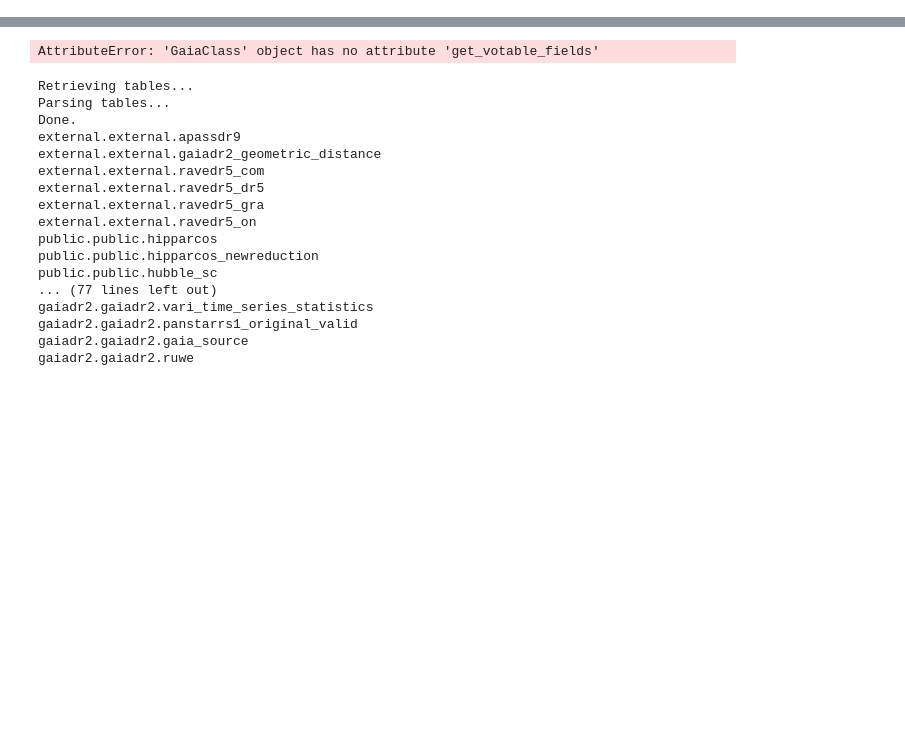
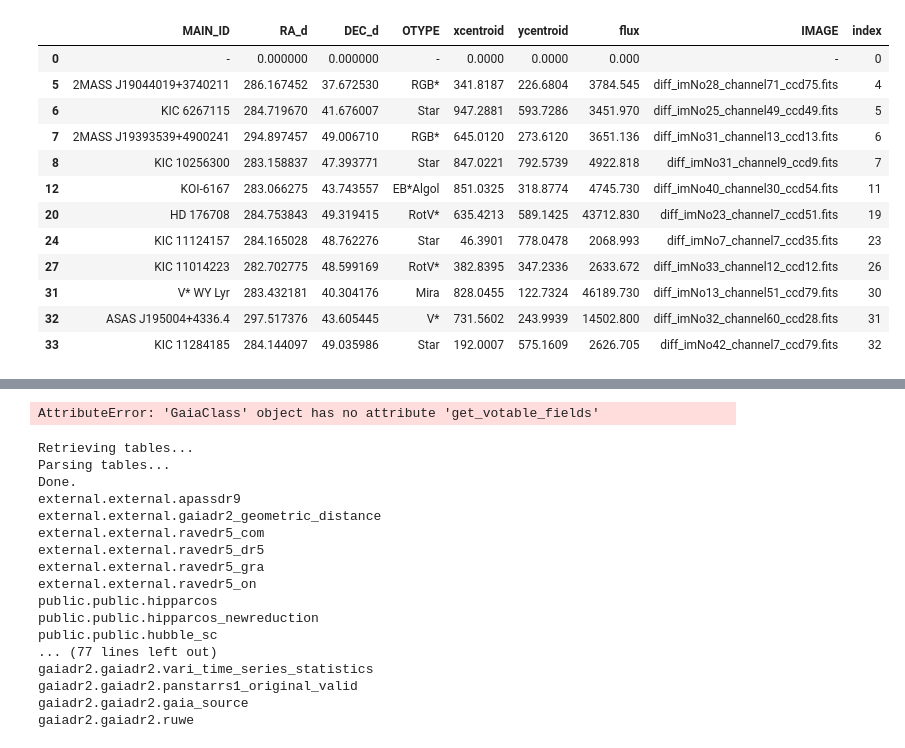
Before and after one commit to mj1e16lsst/keplerPhotometry, a Jupyter notebook: gaiaSearching-Copy1.ipynb, the cells around one changed output, grey strips where cells are left out. Saved outputs shown, nothing was run; the diff lists cells and outputs as text; code cells hidden in the pictures; blank space fills up the shorter version.

```diff
--- a/gaiaSearching-Copy1.ipynb
+++ b/gaiaSearching-Copy1.ipynb
@@ -42,0 +67,20 @@ Created TAP+ (v1.0.1) - Connection:
+# %%
+otypes = ascii.read('/home/mj1e16/outTablesImproved/simbad.csv')
+df = otypes.to_pandas()
+df2 = df[df['OTYPE'] != 'Object Not Found']
+#df3 = df2[df2['CLASS'] != 'No Object Type']
+df2
+# %% [output]
+|  | MAIN_ID | RA_d | DEC_d | OTYPE | xcentroid | ycentroid | flux | IMAGE | index |
+| 0 | - | 0.000000 | 0.000000 | - | 0.0000 | 0.0000 | 0.000 | - | 0 |
+| 5 | 2MASS J19044019+3740211 | 286.167452 | 37.672530 | RGB* | 341.8187 | 226.6804 | 3784.545 | diff_imNo28_channel71_ccd75.fits | 4 |
+| 6 | KIC 6267115 | 284.719670 | 41.676007 | Star | 947.2881 | 593.7286 | 3451.970 | diff_imNo25_channel49_ccd49.fits | 5 |
+| 7 | 2MASS J19393539+4900241 | 294.897457 | 49.006710 | RGB* | 645.0120 | 273.6120 | 3651.136 | diff_imNo31_channel13_ccd13.fits | 6 |
+| 8 | KIC 10256300 | 283.158837 | 47.393771 | Star | 847.0221 | 792.5739 | 4922.818 | diff_imNo31_channel9_ccd9.fits | 7 |
+| 12 | KOI-6167 | 283.066275 | 43.743557 | EB*Algol | 851.0325 | 318.8774 | 4745.730 | diff_imNo40_channel30_ccd54.fits | 11 |
+| 20 | HD 176708 | 284.753843 | 49.319415 | RotV* | 635.4213 | 589.1425 | 43712.830 | diff_imNo23_channel7_ccd51.fits | 19 |
+| 24 | KIC 11124157 | 284.165028 | 48.762276 | Star | 46.3901 | 778.0478 | 2068.993 | diff_imNo7_channel7_ccd35.fits | 23 |
+| 27 | KIC 11014223 | 282.702775 | 48.599169 | RotV* | 382.8395 | 347.2336 | 2633.672 | diff_imNo33_channel12_ccd12.fits | 26 |
+| 31 | V* WY Lyr | 283.432181 | 40.304176 | Mira | 828.0455 | 122.7324 | 46189.730 | diff_imNo13_channel51_ccd79.fits | 30 |
+| 32 | ASAS J195004+4336.4 | 297.517376 | 43.605445 | V* | 731.5602 | 243.9939 | 14502.800 | diff_imNo32_channel60_ccd28.fits | 31 |
+| 33 | KIC 11284185 | 284.144097 | 49.035986 | Star | 192.0007 | 575.1609 | 2626.705 | diff_imNo42_channel7_ccd79.fits | 32 |
```
Also changed, not shown: parts of 4 cells of this notebook, 1 other file.
